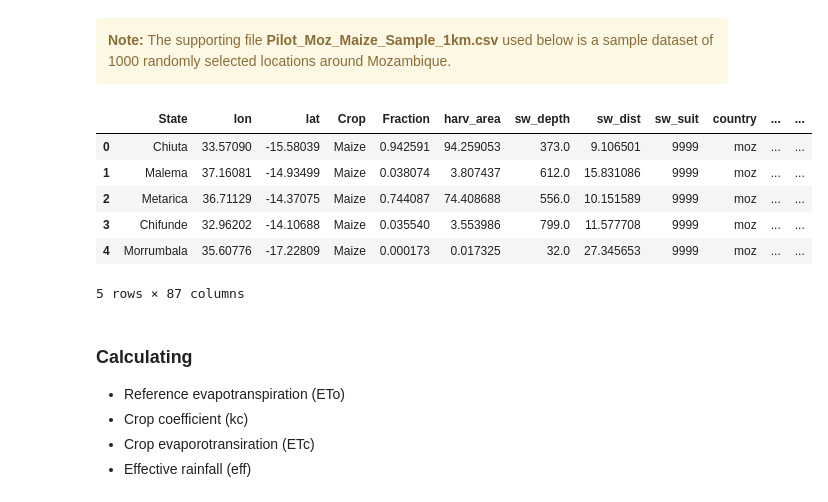
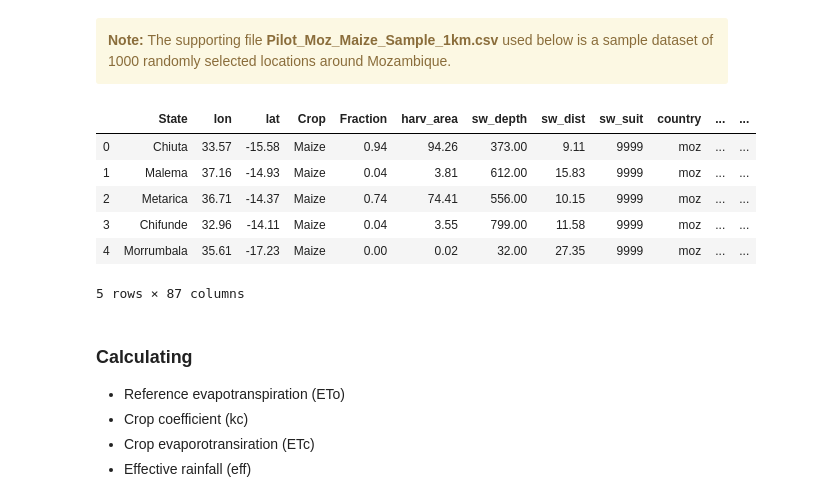
Before and after one commit to akorkovelos/agrodem, a Jupyter notebook: agrodem.ipynb, the cells around one changed output. Saved outputs shown, nothing was run; the diff lists cells and outputs as text; code cells hidden in the pictures.

Commit message:
minor updates on the agrodem and agrodem_prepping notebooks

```diff
--- a/agrodem.ipynb
+++ b/agrodem.ipynb
@@ -73,20 +79,22 @@ The following biophysical characteristics are necessary inputs to the irrigation
 # %%
 # Import data
 
-path = r"C:\Users\alekor\Desktop\GithubFolder\agrodem\agrodem_sample_input_data"
+# Path and name of crop allocation file
+path = r"N:\Agrodem\Irrigation_model\Output_data\agrodem_input\Final_input_files"
 name_of_file = "Pilot_Moz_Maize_Sample_1km.csv"
+
 
 # Import csv as pandas dataframe
 df = pd.read_csv(path + "\\" + name_of_file)
 
 df.head(5)
 # %% [output]
 |  | State | lon | lat | Crop | Fraction | harv_area | sw_depth | sw_dist | sw_suit | country | ... | ... |
-| 0 | Chiuta | 33.57090 | -15.58039 | Maize | 0.942591 | 94.259053 | 373.0 | 9.106501 | 9999 | moz | ... | ... |
-| 1 | Malema | 37.16081 | -14.93499 | Maize | 0.038074 | 3.807437 | 612.0 | 15.831086 | 9999 | moz | ... | ... |
-| 2 | Metarica | 36.71129 | -14.37075 | Maize | 0.744087 | 74.408688 | 556.0 | 10.151589 | 9999 | moz | ... | ... |
-| 3 | Chifunde | 32.96202 | -14.10688 | Maize | 0.035540 | 3.553986 | 799.0 | 11.577708 | 9999 | moz | ... | ... |
-| 4 | Morrumbala | 35.60776 | -17.22809 | Maize | 0.000173 | 0.017325 | 32.0 | 27.345653 | 9999 | moz | ... | ... |
+| 0 | Chiuta | 33.57 | -15.58 | Maize | 0.94 | 94.26 | 373.00 | 9.11 | 9999 | moz | ... | ... |
+| 1 | Malema | 37.16 | -14.93 | Maize | 0.04 | 3.81 | 612.00 | 15.83 | 9999 | moz | ... | ... |
+| 2 | Metarica | 36.71 | -14.37 | Maize | 0.74 | 74.41 | 556.00 | 10.15 | 9999 | moz | ... | ... |
+| 3 | Chifunde | 32.96 | -14.11 | Maize | 0.04 | 3.55 | 799.00 | 11.58 | 9999 | moz | ... | ... |
+| 4 | Morrumbala | 35.61 | -17.23 | Maize | 0.00 | 0.02 | 32.00 | 27.35 | 9999 | moz | ... | ... |
 5 rows × 87 columns
 # %% [markdown]
 ### Calculating
```
Also changed, not shown: parts of 6 cells of this notebook, 4 other files.
